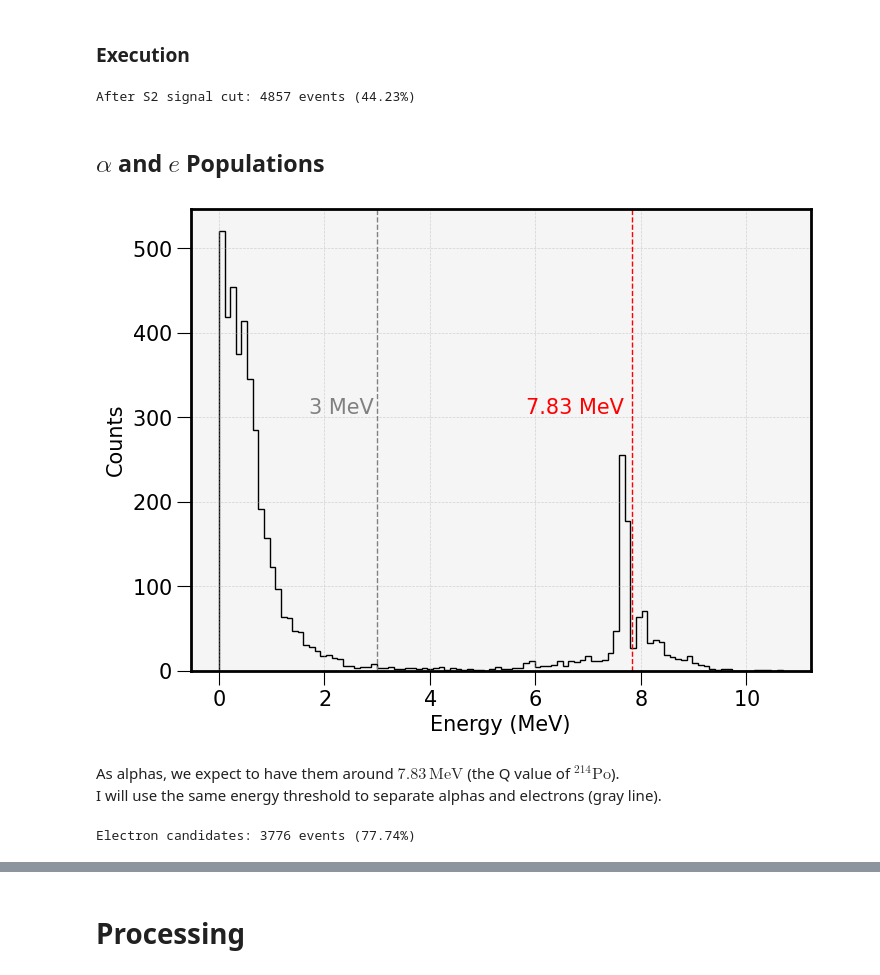
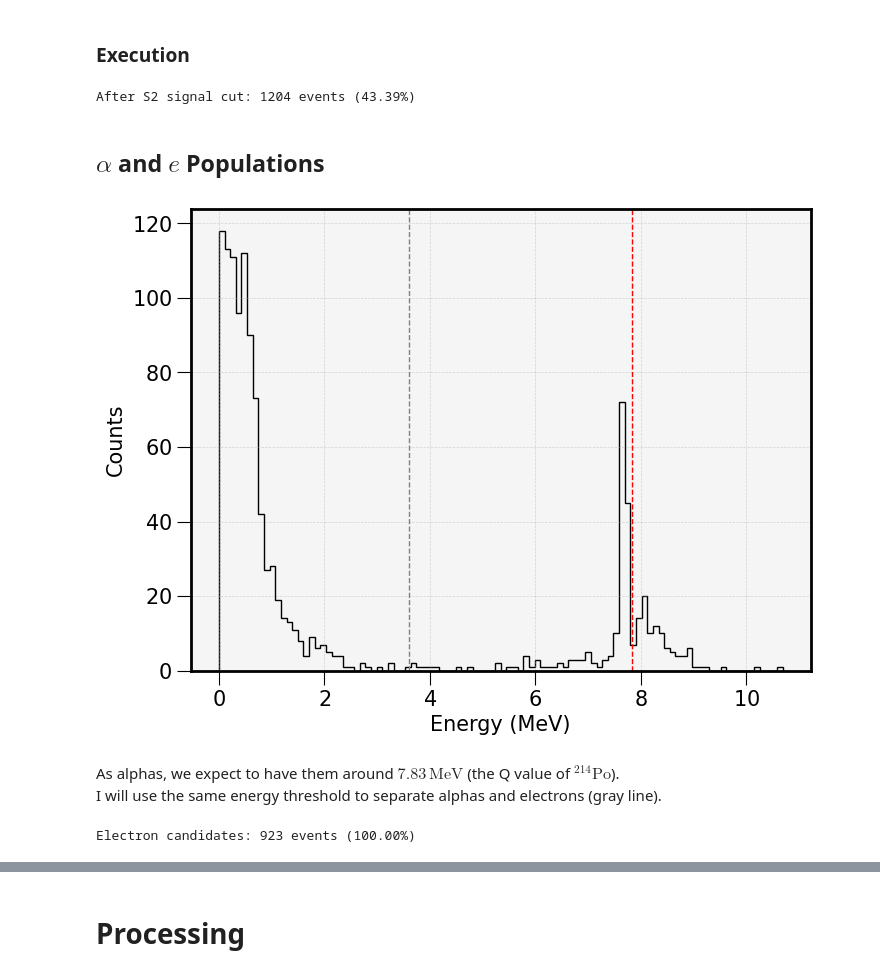
Before and after one commit to camacortespar/next-analysis, a Jupyter notebook: NEXT-100/Rn_analysis/02_Bi_MC.ipynb, the cells around one changed output, grey strips where cells are left out. Saved outputs shown, nothing was run; the diff lists cells and outputs as text; code cells hidden in the pictures.

```diff
--- a/NEXT-100/Rn_analysis/02_Bi_MC.ipynb
+++ b/NEXT-100/Rn_analysis/02_Bi_MC.ipynb
@@ -142,7 +146,7 @@ run_reco = []
 doro_counter, soph_counter = 0, 0
 
 # ----- File Loop ----- #
-for h5_path in MC_PATHS[:200]:
+for h5_path in MC_PATHS[:50]:
 
     # print(f"--- Processing {h5_path} ---")
 
@@ -581,44 +568,44 @@ test_soph = test_soph[test_soph['event'].isin(good_evt_03)].copy()
 
 print(f"After S2 signal cut: {len(good_evt_03)} events ({len(good_evt_03)/evt_prior:.2%})")
 # %% [output]
-After S2 signal cut: 4857 events (44.23%)
+After S2 signal cut: 1204 events (43.39%)
 # %% [markdown]
 ## $\alpha$ and $e$ Populations
 # %%
 # Global
 n_bins = 100
 
 # Variables
 E = test_soph.groupby('event')['Ec'].sum()
 
 # Histogram
 E_counts, E_edges = np.histogram(E, bins=n_bins)
 
 # ----- Plotting ----- #
 plt.figure(figsize=(8, 6))
 plt.stairs(E_counts, E_edges,
            fill=False, lw=1.0, ec='black')
 
 # 214Po peak as reference!
 x_Po = 7.83
 plt.axvline(x=x_Po, color='red', ls='--', lw=1)
-plt.text(0.98*x_Po, 300, f'{x_Po} MeV', c='red', ha='right', va='bottom')
+# plt.text(0.98*x_Po, 300, f'{x_Po} MeV', c='red', ha='right', va='bottom')
 
 # Energy threshold
-x_flag = 3
+x_flag = ENERGY_THRESHOLD_MEV
 plt.axvline(x=x_flag, color='gray', ls='--', lw=1)
-plt.text(0.98*x_flag, 300, f'{x_flag} MeV', c='gray', ha='right', va='bottom')
+# plt.text(0.98*x_flag, 300, f'{x_flag:.2f} MeV', c='gray', ha='right', va='bottom')
 
 # ----- Styling ----- #
 plt.xlabel('Energy (MeV)')
 plt.ylabel('Counts')
 # plt.yscale('log')
 
 plt.grid(True, ls='--', lw=0.5, alpha=0.5)
 plt.gca().set_facecolor("whitesmoke")
 plt.show()
 # %% [output]
-[figure, old version]
+[figure, new version]
 # %% [markdown]
 As alphas, we expect to have them around $7.83\,\text{MeV}$ (the Q value of $^{214}\text{Po}$).
 <br>
@@ -631,15 +618,15 @@ evt_prior = test_soph['event'].nunique()
 evt_energy = test_soph.groupby('event')['Ec'].sum()
 
 # Event IDs for alphas and electrons
-elec_ids  = evt_energy[evt_energy <= ENERGY_THRESHOLD].index
-alpha_ids = evt_energy[evt_energy >  ENERGY_THRESHOLD].index
+elec_ids  = evt_energy[evt_energy <= ENERGY_THRESHOLD_MEV].index
+alpha_ids = evt_energy[evt_energy >  ENERGY_THRESHOLD_MEV].index
 
 # Update dataframes
 test_doro = test_doro[test_doro['event'].isin(elec_ids)].copy()
 test_soph = test_soph[test_soph['event'].isin(elec_ids)].copy()
 print(f"Electron candidates: {len(elec_ids)} events ({len(elec_ids)/evt_prior:.2%}) ")
 # %% [output]
-Electron candidates: 3776 events (77.74%)
+Electron candidates: 923 events (100.00%)
 # %%
 pt.event_display(test_soph, variable='Ec')
 # %% [output]
```
Also changed, not shown: parts of 63 cells of this notebook, 7 other files.
